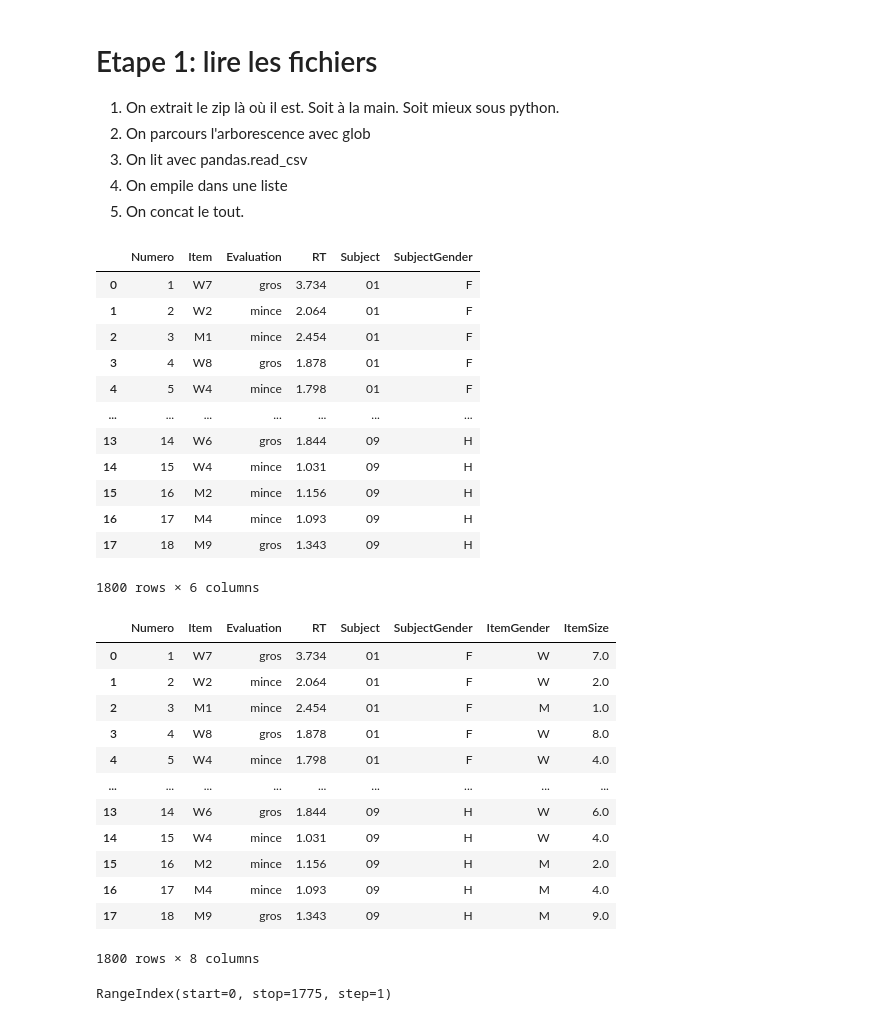
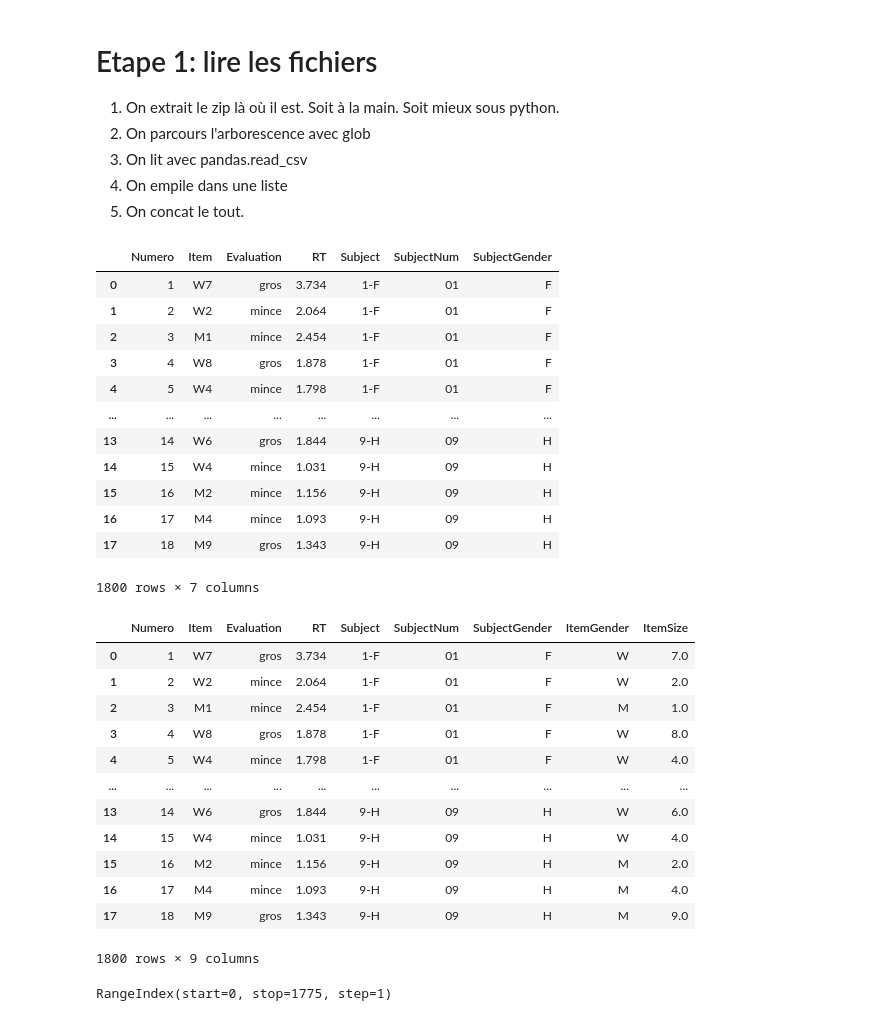
Before and after one commit to crnl-lab/formation_python_crnl_2022, a Jupyter notebook: notebooks/exo_final.ipynb, the cells around one changed output. Cells and saved outputs as stored; diff of their text form; code cells hidden in the pictures.

```diff
--- a/notebooks/exo_final.ipynb
+++ b/notebooks/exo_final.ipynb
@@ -138,38 +138,39 @@ f.extractall('.')
 # %%
 from pathlib import Path
 data_path = Path('./Data_exo_final/')
 
 data = []
 for file_path in data_path.glob('**/*.csv'):
     # print(file_path)
     txt = file_path.parents[0].stem.replace('Sujet ', '')
 
-    subject, subject_gender = txt.split('-')
-    subject = int(subject)
-    subject = f'{subject:02d}'
+    num_subject, subject_gender = txt.split('-')
+    num_subject = int(num_subject)
+    num_subject = f'{num_subject:02d}'
 
     df = pd.read_csv(file_path, sep=';')
-    df['Subject'] = subject
+    df['Subject'] = txt
+    df['SubjectNum'] = num_subject
     df['SubjectGender'] = subject_gender
 
     data.append(df)
 
 data_raw = pd.concat(data, axis=0)
 data_raw
 # %% [output]
-|  | Numero | Item | Evaluation | RT | Subject | SubjectGender |
-| 0 | 1 | W7 | gros | 3.734 | 01 | F |
-| 1 | 2 | W2 | mince | 2.064 | 01 | F |
-| 2 | 3 | M1 | mince | 2.454 | 01 | F |
-| 3 | 4 | W8 | gros | 1.878 | 01 | F |
-| 4 | 5 | W4 | mince | 1.798 | 01 | F |
-| ... | ... | ... | ... | ... | ... | ... |
-| 13 | 14 | W6 | gros | 1.844 | 09 | H |
-| 14 | 15 | W4 | mince | 1.031 | 09 | H |
-| 15 | 16 | M2 | mince | 1.156 | 09 | H |
-| 16 | 17 | M4 | mince | 1.093 | 09 | H |
-| 17 | 18 | M9 | gros | 1.343 | 09 | H |
+|  | Numero | Item | Evaluation | RT | Subject | SubjectNum | SubjectGender |
+| 0 | 1 | W7 | gros | 3.734 | 1-F | 01 | F |
+| 1 | 2 | W2 | mince | 2.064 | 1-F | 01 | F |
+| 2 | 3 | M1 | mince | 2.454 | 1-F | 01 | F |
+| 3 | 4 | W8 | gros | 1.878 | 1-F | 01 | F |
+| 4 | 5 | W4 | mince | 1.798 | 1-F | 01 | F |
+| ... | ... | ... | ... | ... | ... | ... | ... |
+| 13 | 14 | W6 | gros | 1.844 | 9-H | 09 | H |
+| 14 | 15 | W4 | mince | 1.031 | 9-H | 09 | H |
+| 15 | 16 | M2 | mince | 1.156 | 9-H | 09 | H |
+| 16 | 17 | M4 | mince | 1.093 | 9-H | 09 | H |
+| 17 | 18 | M9 | gros | 1.343 | 9-H | 09 | H |
-1800 rows × 6 columns
+1800 rows × 7 columns
 # %%
 def create_ItemGender(text):
     return text[0]
@@ -181,19 +182,19 @@ data_raw.loc[:,'ItemGender'] = data_raw['Item'].apply(create_ItemGender)
 data_raw.loc[:, 'ItemSize'] = data_raw['Item'].apply(create_ItemSize)
 data_raw
 # %% [output]
-|  | Numero | Item | Evaluation | RT | Subject | SubjectGender | ItemGender | ItemSize |
-| 0 | 1 | W7 | gros | 3.734 | 01 | F | W | 7.0 |
-| 1 | 2 | W2 | mince | 2.064 | 01 | F | W | 2.0 |
-| 2 | 3 | M1 | mince | 2.454 | 01 | F | M | 1.0 |
-| 3 | 4 | W8 | gros | 1.878 | 01 | F | W | 8.0 |
-| 4 | 5 | W4 | mince | 1.798 | 01 | F | W | 4.0 |
-| ... | ... | ... | ... | ... | ... | ... | ... | ... |
-| 13 | 14 | W6 | gros | 1.844 | 09 | H | W | 6.0 |
-| 14 | 15 | W4 | mince | 1.031 | 09 | H | W | 4.0 |
-| 15 | 16 | M2 | mince | 1.156 | 09 | H | M | 2.0 |
-| 16 | 17 | M4 | mince | 1.093 | 09 | H | M | 4.0 |
-| 17 | 18 | M9 | gros | 1.343 | 09 | H | M | 9.0 |
+|  | Numero | Item | Evaluation | RT | Subject | SubjectNum | SubjectGender | ItemGender | ItemSize |
+| 0 | 1 | W7 | gros | 3.734 | 1-F | 01 | F | W | 7.0 |
+| 1 | 2 | W2 | mince | 2.064 | 1-F | 01 | F | W | 2.0 |
+| 2 | 3 | M1 | mince | 2.454 | 1-F | 01 | F | M | 1.0 |
+| 3 | 4 | W8 | gros | 1.878 | 1-F | 01 | F | W | 8.0 |
+| 4 | 5 | W4 | mince | 1.798 | 1-F | 01 | F | W | 4.0 |
+| ... | ... | ... | ... | ... | ... | ... | ... | ... | ... |
+| 13 | 14 | W6 | gros | 1.844 | 9-H | 09 | H | W | 6.0 |
+| 14 | 15 | W4 | mince | 1.031 | 9-H | 09 | H | W | 4.0 |
+| 15 | 16 | M2 | mince | 1.156 | 9-H | 09 | H | M | 2.0 |
+| 16 | 17 | M4 | mince | 1.093 | 9-H | 09 | H | M | 4.0 |
+| 17 | 18 | M9 | gros | 1.343 | 9-H | 09 | H | M | 9.0 |
-1800 rows × 8 columns
+1800 rows × 9 columns
 # %%
 data = data_raw[data_raw['RT']<3.]
 data = data.reset_index()
```
Also changed, not shown: parts of 18 cells of this notebook.
